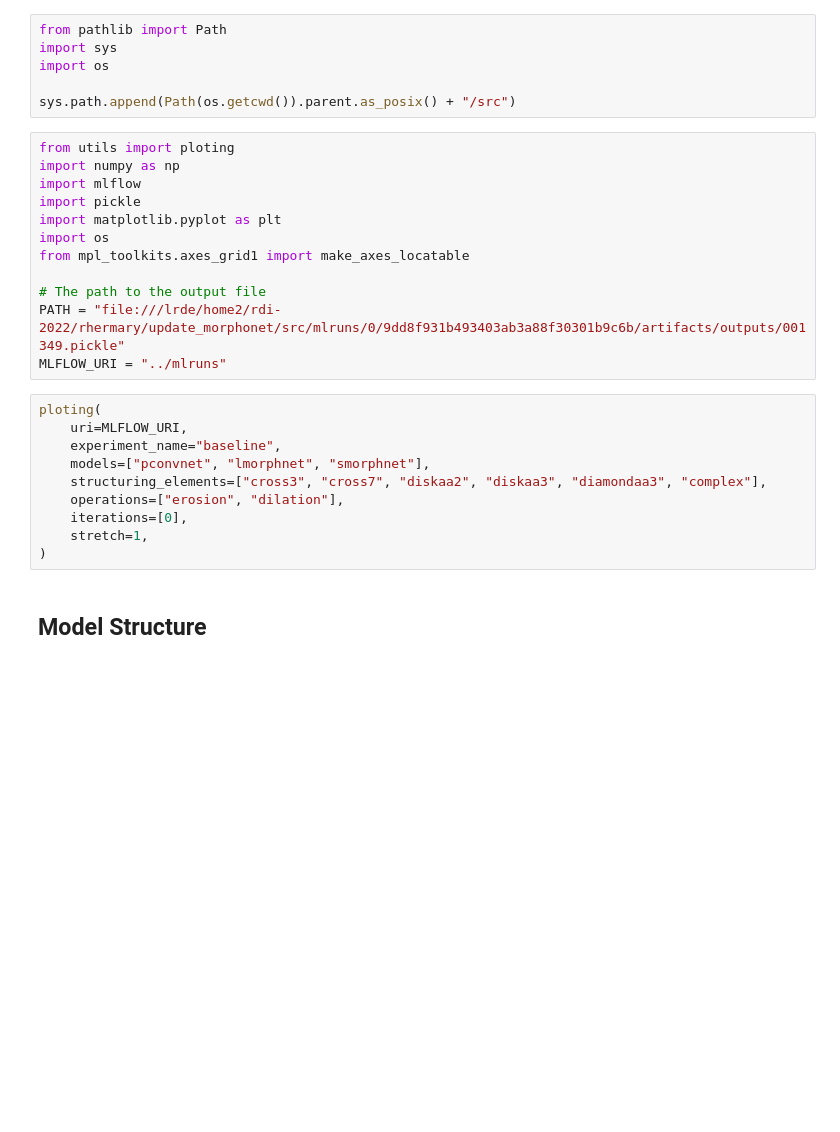
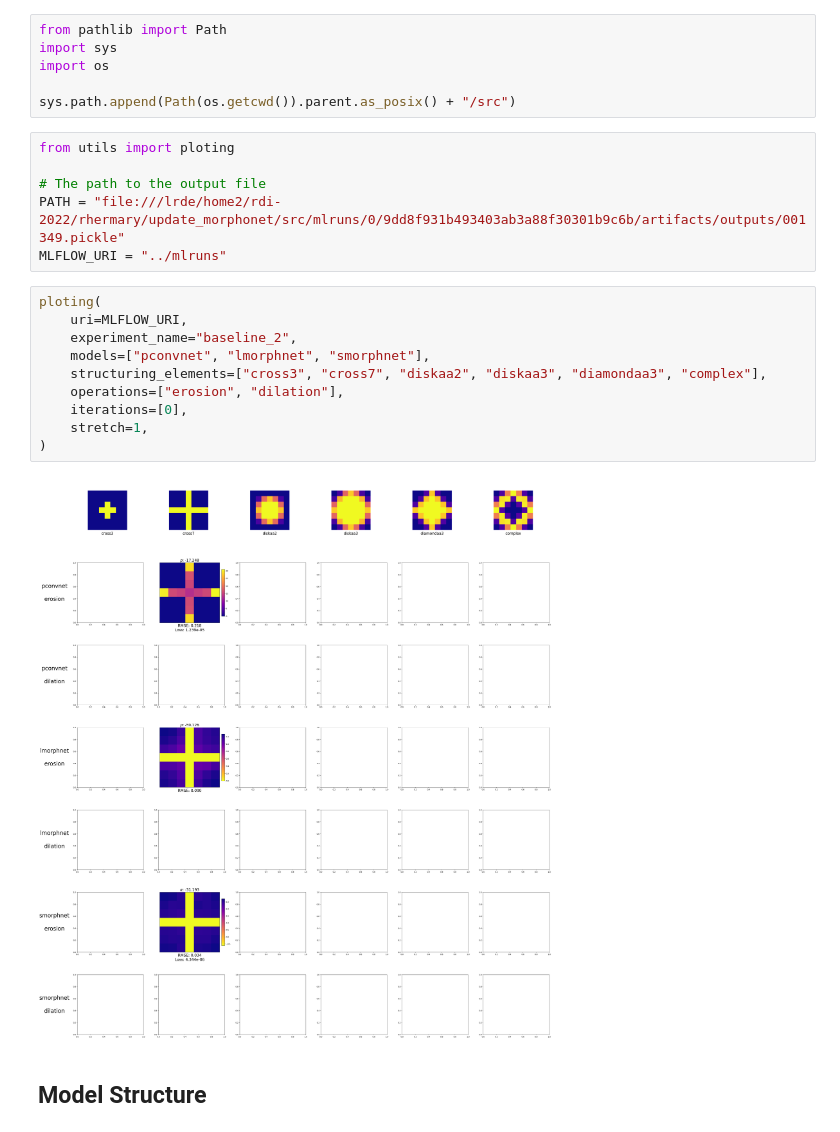
Before and after one commit to TheodoreAouad/MorphoNet, a Jupyter notebook: analysis/visualization.ipynb, the cells around one changed output. Cells and saved outputs as stored; diff of their text form; blank space fills up the shorter version.

Commit message:
new baseline results

```diff
--- a/analysis/visualization.ipynb
+++ b/analysis/visualization.ipynb
@@ -10,12 +10,6 @@ import os
 sys.path.append(Path(os.getcwd()).parent.as_posix() + "/src")
 # %%
 from utils import ploting
-import numpy as np
-import mlflow
-import pickle
-import matplotlib.pyplot as plt
-import os
-from mpl_toolkits.axes_grid1 import make_axes_locatable
 
 # The path to the output file
 PATH = "file:///lrde/home2/rdi-2022/rhermary/update_morphonet/src/mlruns/0/9dd8f931b493403ab3a88f30301b9c6b/artifacts/outputs/001349.pickle"
@@ -23,13 +17,15 @@ MLFLOW_URI = "../mlruns"
 # %%
 ploting(
     uri=MLFLOW_URI,
-    experiment_name="baseline",
+    experiment_name="baseline_2",
     models=["pconvnet", "lmorphnet", "smorphnet"],
     structuring_elements=["cross3", "cross7", "diskaa2", "diskaa3", "diamondaa3", "complex"],
     operations=["erosion", "dilation"],
     iterations=[0],
     stretch=1,
 )
+# %% [output]
+[figure, added]
 # %% [markdown]
 ## Model Structure
 # %%
```
